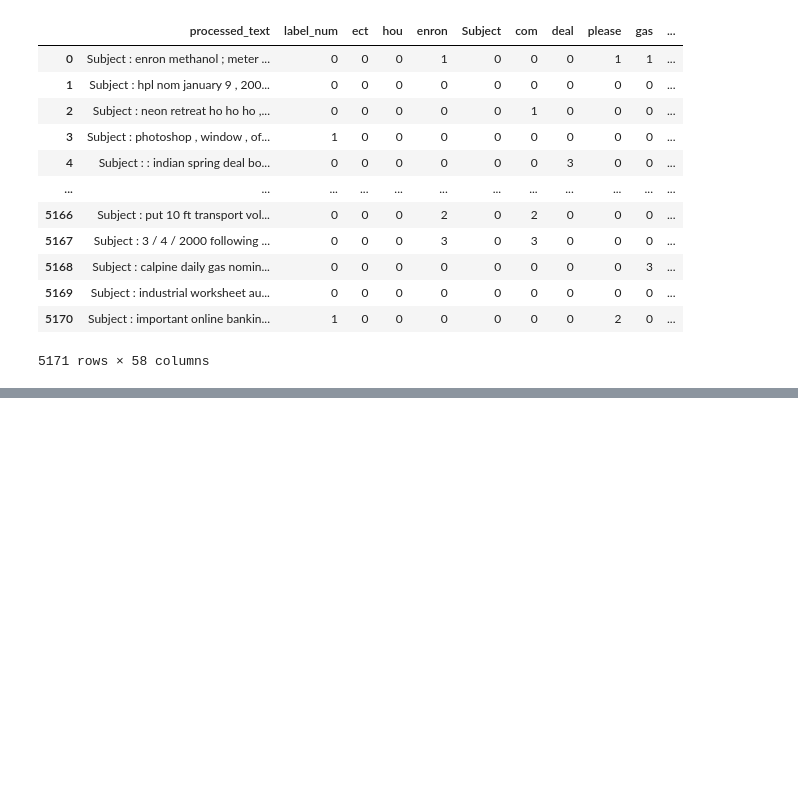
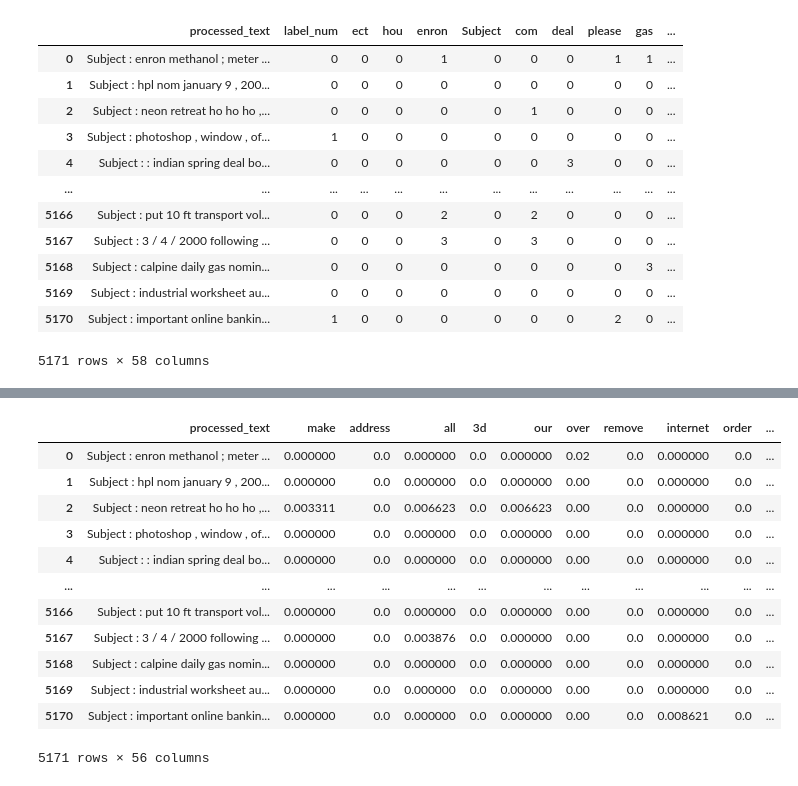
Before and after one commit to sunnyline99/RR_Project, a Jupyter notebook: Updated Research/Research_codes_upd.ipynb, the cells around one changed output, grey strips where cells are left out. Saved outputs shown, nothing was run; the diff lists cells and outputs as text; code cells hidden in the pictures; blank space fills up the shorter version.

```diff
--- a/Updated Research/Research_codes_upd.ipynb
+++ b/Updated Research/Research_codes_upd.ipynb
@@ -187,0 +222,20 @@ data
+# %%
+data_old["word_count"] = data_old["processed_text"].apply(lambda x: len(x.split()))
+# %%
+data_old[words_old] = data_old[words_old].div(data_old["word_count"], axis=0)
+# %%
+data_old
+# %% [output]
+|  | processed_text | make | address | all | 3d | our | over | remove | internet | order | ... |
+| 0 | Subject : enron methanol ; meter ... | 0.000000 | 0.0 | 0.000000 | 0.0 | 0.000000 | 0.02 | 0.0 | 0.000000 | 0.0 | ... |
+| 1 | Subject : hpl nom january 9 , 200... | 0.000000 | 0.0 | 0.000000 | 0.0 | 0.000000 | 0.00 | 0.0 | 0.000000 | 0.0 | ... |
+| 2 | Subject : neon retreat ho ho ho ,... | 0.003311 | 0.0 | 0.006623 | 0.0 | 0.006623 | 0.00 | 0.0 | 0.000000 | 0.0 | ... |
+| 3 | Subject : photoshop , window , of... | 0.000000 | 0.0 | 0.000000 | 0.0 | 0.000000 | 0.00 | 0.0 | 0.000000 | 0.0 | ... |
+| 4 | Subject : : indian spring deal bo... | 0.000000 | 0.0 | 0.000000 | 0.0 | 0.000000 | 0.00 | 0.0 | 0.000000 | 0.0 | ... |
+| ... | ... | ... | ... | ... | ... | ... | ... | ... | ... | ... | ... |
+| 5166 | Subject : put 10 ft transport vol... | 0.000000 | 0.0 | 0.000000 | 0.0 | 0.000000 | 0.00 | 0.0 | 0.000000 | 0.0 | ... |
+| 5167 | Subject : 3 / 4 / 2000 following ... | 0.000000 | 0.0 | 0.003876 | 0.0 | 0.000000 | 0.00 | 0.0 | 0.000000 | 0.0 | ... |
+| 5168 | Subject : calpine daily gas nomin... | 0.000000 | 0.0 | 0.000000 | 0.0 | 0.000000 | 0.00 | 0.0 | 0.000000 | 0.0 | ... |
+| 5169 | Subject : industrial worksheet au... | 0.000000 | 0.0 | 0.000000 | 0.0 | 0.000000 | 0.00 | 0.0 | 0.000000 | 0.0 | ... |
+| 5170 | Subject : important online bankin... | 0.000000 | 0.0 | 0.000000 | 0.0 | 0.000000 | 0.00 | 0.0 | 0.008621 | 0.0 | ... |
+5171 rows × 56 columns
```
Also changed, not shown: parts of 5 cells of this notebook.
